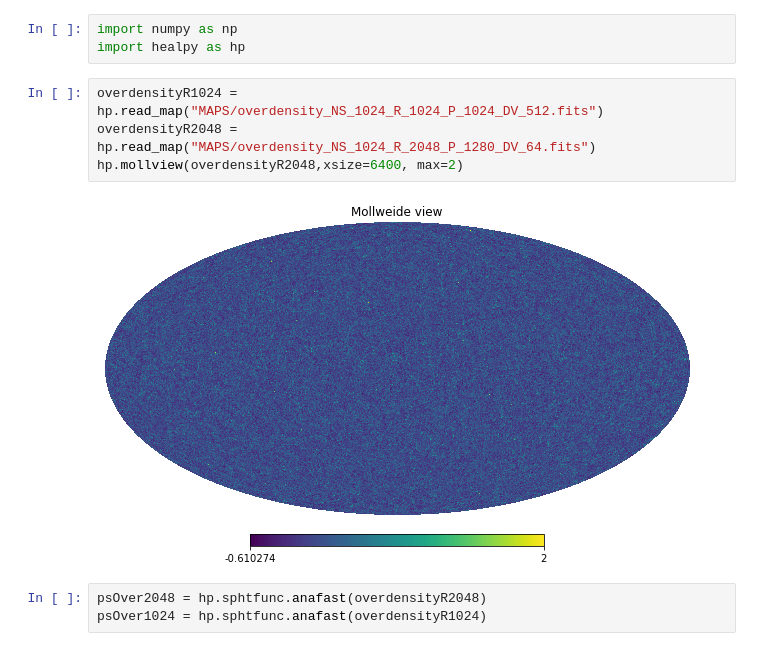
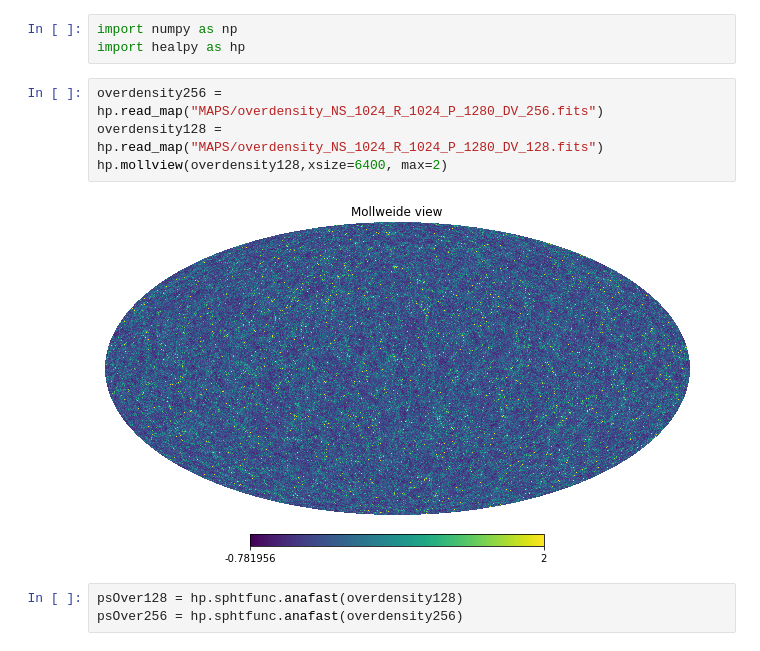
Before and after one commit to wurdahl/kSZfromPC, a Jupyter notebook: Opening-FITS.ipynb, the cells around one changed output. Drawn from its saved outputs; the diff is of its cells as text.

```diff
--- a/Opening-FITS.ipynb
+++ b/Opening-FITS.ipynb
@@ -6,13 +6,13 @@ import matplotlib.pyplot as plt
 import numpy as np
 import healpy as hp
 # %%
-overdensityR1024 = hp.read_map("MAPS/overdensity_NS_1024_R_1024_P_1024_DV_512.fits")
-overdensityR2048 = hp.read_map("MAPS/overdensity_NS_1024_R_2048_P_1280_DV_64.fits")
-hp.mollview(overdensityR2048,xsize=6400, max=2)
+overdensity256 = hp.read_map("MAPS/overdensity_NS_1024_R_1024_P_1280_DV_256.fits")
+overdensity128 = hp.read_map("MAPS/overdensity_NS_1024_R_1024_P_1280_DV_128.fits")
+hp.mollview(overdensity128,xsize=6400, max=2)
 # %% [output]
-[figure, old version]
+[figure, new version]
 # %%
-psOver2048 = hp.sphtfunc.anafast(overdensityR2048)
-psOver1024 = hp.sphtfunc.anafast(overdensityR1024)
+psOver128 = hp.sphtfunc.anafast(overdensity128)
+psOver256 = hp.sphtfunc.anafast(overdensity256)
 # %%
 plt.figure(dpi=1200)
```
Also changed, not shown: parts of 16 cells of this notebook, 2 other files.
